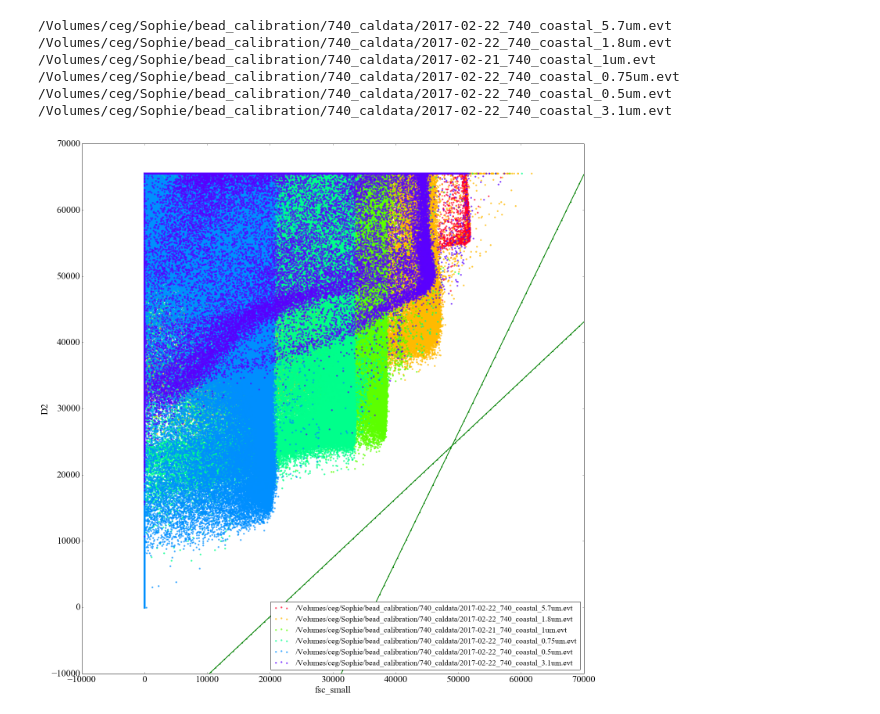
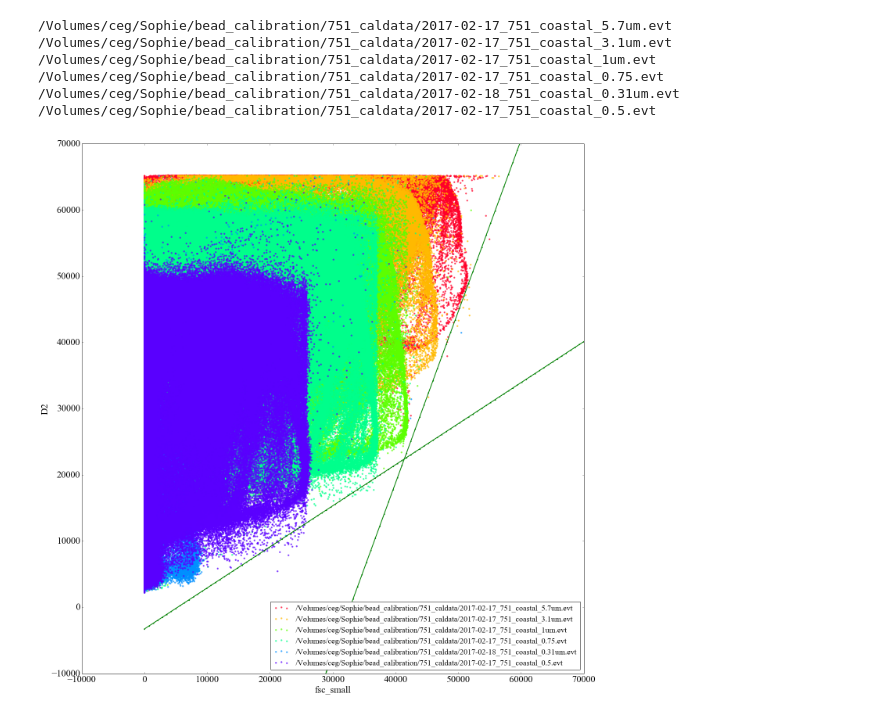
Before and after one commit to sophieclayton/seaflow_calibration, a Jupyter notebook: bead_filter.ipynb, the cells around one changed output. Saved outputs shown, nothing was run; the diff lists cells and outputs as text; code cells hidden in the pictures.

Commit message:
fixed function to find intercept of filter line from bead coordinates and calibration slope

```diff
--- a/bead_filter.ipynb
+++ b/bead_filter.ipynb
@@ -526,13 +527,13 @@ calib['slope_B'] = [2.17, 1.95, 2.3, 2.59, 1.64, 1.75]
 bead_coords = pd.DataFrame()
 
 bead_coords['inst'] = [740, 740, 751, 751, 989, 989]
-bead_coords['regime'] = ['coastal', 'oligo', 'coastal', 'oligo', 'coastal', 'oligo']
+bead_coords['regime'] = ['oligo', 'coastal', 'oligo', 'coastal', 'oligo', 'coastal']
 bead_coords['fsc_small'] = [49000, 38100, 53500, 41400, 50800, 40700]
 bead_coords['D2'] = [24400, 23200, 23500, 22400, 20500, 19000]
 
 ############################################################################################################
 
-inst = 740
+inst = 751
 regime_in = 'oligo'
 regime_out = 'coastal'
 
@@ -549,37 +550,37 @@ fline_S = (slopes['slope_S'].values*xp) + intercept['S'].values
 fline_B = (slopes['slope_B'].values*xp) + intercept['B'].values
 
 fig7 = plt.figure(figsize=(20,20), dpi = 600)
 
 num_cols = len(files)
 
 cm = plt.get_cmap('gist_rainbow')
 #for i in range(num_cols):
 #    color = cm(1.*i/num_cols)
 
 cc = 0
 for f in files:
     print f
     bead_data = sfp.EVT(f, transform=False, columns=["fsc_small", "D1","D2"])
     plt.scatter(bead_data.df['fsc_small'], bead_data.df['D2'], marker ='o', lw = 0, c = cm(1.*cc/num_cols), label = f, alpha = 0.75)
     cc += 1
 
 plt.xlabel('fsc_small', fontsize = 24)
 plt.ylabel('D2', fontsize = 24)
 plt.legend(loc = 'lower right', fontsize = 20)
 
 plt.tick_params(axis='both', which='major', labelsize=24)
 
 
 plt.plot(xp, fline_S,'.-g', lw =2)
 plt.plot(xp, fline_B,'.-g', lw =2)
 
 plt.axis([-10000, 70000, -10000, 70000])
 plt.show()
 # %% [output]
-/Volumes/ceg/Sophie/bead_calibration/740_caldata/2017-02-22_740_coastal_5.7um.evt
-/Volumes/ceg/Sophie/bead_calibration/740_caldata/2017-02-22_740_coastal_1.8um.evt
-/Volumes/ceg/Sophie/bead_calibration/740_caldata/2017-02-21_740_coastal_1um.evt
-/Volumes/ceg/Sophie/bead_calibration/740_caldata/2017-02-22_740_coastal_0.75um.evt
-/Volumes/ceg/Sophie/bead_calibration/740_caldata/2017-02-22_740_coastal_0.5um.evt
-/Volumes/ceg/Sophie/bead_calibration/740_caldata/2017-02-22_740_coastal_3.1um.evt
+/Volumes/ceg/Sophie/bead_calibration/751_caldata/2017-02-17_751_coastal_5.7um.evt
+/Volumes/ceg/Sophie/bead_calibration/751_caldata/2017-02-17_751_coastal_3.1um.evt
+/Volumes/ceg/Sophie/bead_calibration/751_caldata/2017-02-17_751_coastal_1um.evt
+/Volumes/ceg/Sophie/bead_calibration/751_caldata/2017-02-17_751_coastal_0.75.evt
+/Volumes/ceg/Sophie/bead_calibration/751_caldata/2017-02-18_751_coastal_0.31um.evt
+/Volumes/ceg/Sophie/bead_calibration/751_caldata/2017-02-17_751_coastal_0.5.evt
-[figure, old version]
+[figure, new version]
```
Also changed, not shown: parts of 1 cell of this notebook.
